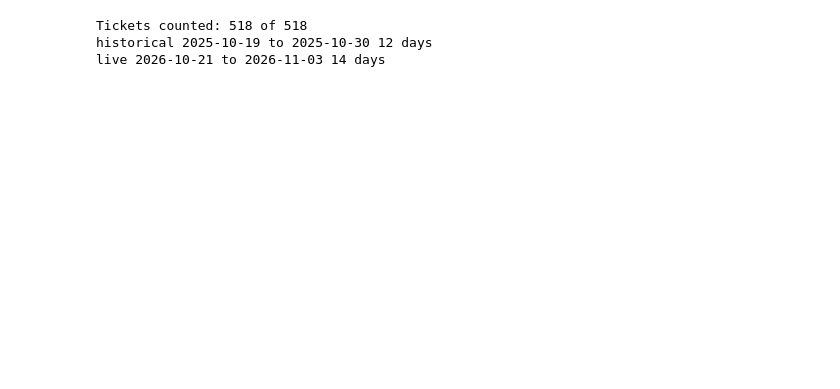
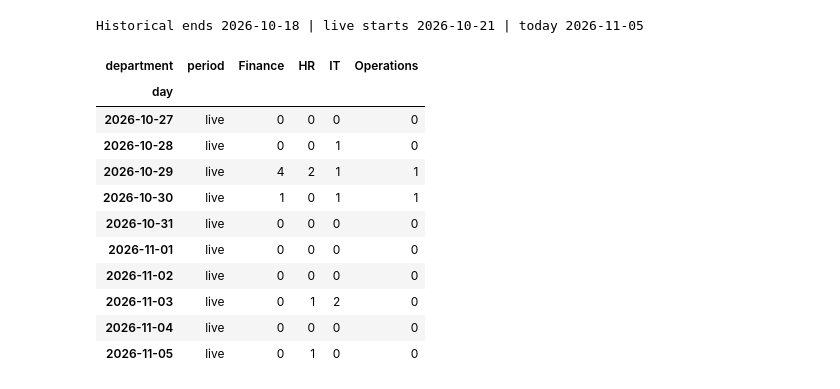
Before and after one commit to mngadisamu/relay, a Jupyter notebook: ml/notebooks/S2-03_daily_history.ipynb, the cells around one changed output. Cells and saved outputs as stored; diff of their text form; code cells hidden in the pictures; blank space fills up the shorter version.

```diff
--- a/ml/notebooks/S2-03_daily_history.ipynb
+++ b/ml/notebooks/S2-03_daily_history.ipynb
@@ -73,21 +32,46 @@ daily.tail(10)
-# %%
-# Make sure is_historical is true/false, not text ('t'/'f')
-tickets['is_historical'] = tickets['is_historical'].astype(str).str.lower().isin(['t', 'true'])
-
-# Checks: totals match the tickets in each period, and no days are missing inside a period
-in_periods = pd.concat([
-    tickets[tickets['is_historical'] & tickets['day'].between(*periods['historical'])],
-    tickets[~tickets['is_historical'] & tickets['day'].between(*periods['live'])],
-])
-
-assert counts.values.sum() == len(in_periods), 'Daily totals do not match the ticket count'
-expected_days = sum(len(pd.date_range(s, e)) for s, e in periods.values())
-assert len(daily) == expected_days, 'Missing days inside a period'
-
-print('Tickets counted:', len(in_periods), 'of', len(tickets))
-for name, (s, e) in periods.items():
-    print(name, s.date(), 'to', e.date(), len(pd.date_range(s, e)), 'days')
-# %% [output]
-Tickets counted: 518 of 518
-historical 2025-10-19 to 2025-10-30 12 days
-live 2026-10-21 to 2026-11-03 14 days
+# %%
+today = pd.Timestamp.now(tz='Africa/Johannesburg').tz_localize(None).normalize()
+
+hist_days = tickets.loc[tickets['is_historical'], 'day']
+live_days = tickets.loc[~tickets['is_historical'], 'day']
+hist_end = hist_days.max()
+live_start = live_days.min()
+
+start = tickets['day'].min()
+days = pd.date_range(start, today, freq='D')
+
+def period_of(d):
+    if d <= hist_end:
+        return 'historical'
+    if d < live_start:
+        return 'gap'
+    return 'live'
+
+counts = (
+    tickets.groupby(['day', 'department'])
+    .size()
+    .unstack('department')
+    .reindex(days, fill_value=0)
+    .fillna(0)
+    .astype(int)
+)
+counts.index.name = 'day'
+counts.insert(0, 'period', [period_of(d) for d in counts.index])
+
+counts.to_csv(DATA / 'daily_counts.csv')
+print('Historical ends', hist_end.date(), '| live starts', live_start.date(), '| today', today.date())
+counts.tail(10)
+# %% [output]
+Historical ends 2026-10-18 | live starts 2026-10-21 | today 2026-11-05
+| department | period | Finance | HR | IT | Operations |
+| day |  |  |  |  |  |
+| 2026-10-27 | live | 0 | 0 | 0 | 0 |
+| 2026-10-28 | live | 0 | 0 | 1 | 0 |
+| 2026-10-29 | live | 4 | 2 | 1 | 1 |
+| 2026-10-30 | live | 1 | 0 | 1 | 1 |
+| 2026-10-31 | live | 0 | 0 | 0 | 0 |
+| 2026-11-01 | live | 0 | 0 | 0 | 0 |
+| 2026-11-02 | live | 0 | 0 | 0 | 0 |
+| 2026-11-03 | live | 0 | 1 | 2 | 0 |
+| 2026-11-04 | live | 0 | 0 | 0 | 0 |
+| 2026-11-05 | live | 0 | 1 | 0 | 0 |
```
Also changed, not shown: parts of 15 cells of this notebook.
